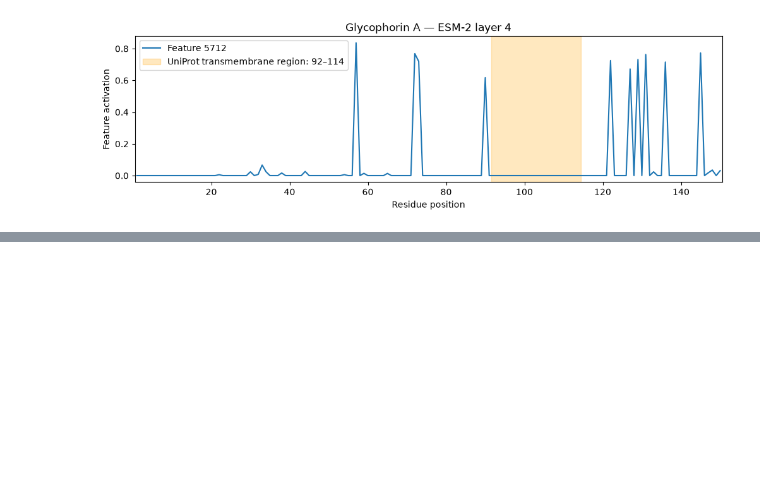
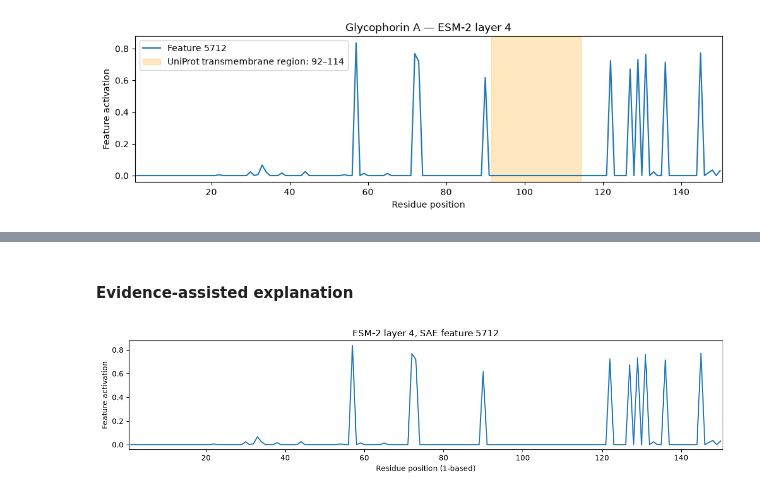
Before and after one commit to ishan4589/Interpreting-Protein-Language-Models-with-Biological-Evidence, a Jupyter notebook: 01_explore_protein.ipynb, the cells around one changed output, grey strips where cells are left out. Cells and saved outputs as stored; diff of their text form; code cells hidden in the pictures; blank space fills up the shorter version.

```diff
--- a/01_explore_protein.ipynb
+++ b/01_explore_protein.ipynb
@@ -161,0 +176,10 @@ One residue -> 320 embedding values -> 10,240 SAE feature activations
+# %%
+# find each feature's largest activation across all 150 residues
+feature_peaks = activations.max(axis=0)  # 10,240 values
+
+# find which feature has the largest peak
+feature_id = int(feature_peaks.argmax()) # 5712 - argmax returns the index where the largest activation occurs
+
+print(f"Feature ID: {feature_id}") # feature id associated with the largest/strongest activation
+
+positions = np.arange(1, len(canonical_sequence) + 1) # remember len(canonical_sequence) = 150
@@ -162,7 +188,4 @@ One residue -> 320 embedding values -> 10,240 SAE feature activations
 # %%
-feature_id = int(activations.max(axis=0).argmax())
-positions = np.arange(1, len(canonical_sequence) + 1)
-
 fig, ax = plt.subplots(figsize=(12, 3))
 
 ax.plot(positions, activations[:, feature_id],
@@ -183,0 +215,55 @@ plt.show();
+# %% [markdown]
+#### Evidence-assisted explanation
+# %%
+# Run after calculating activations and choosing feature_id.
+from pathlib import Path
+import numpy as np
+import matplotlib.pyplot as plt
+
+llm_output_dir = Path("outputs/explanation_exercise")
+llm_output_dir.mkdir(parents=True, exist_ok=True)
+llm_plot_path = llm_output_dir / "activation_plot.png"
+llm_prompt_path = llm_output_dir / "prompt_without_evidence.txt"
+
+# Use a new figure with residue positions and activations only.
+llm_positions = np.arange(1, len(canonical_sequence) + 1)
+llm_fig, llm_ax = plt.subplots(figsize=(12, 3))
+llm_ax.plot(llm_positions, activations[:, feature_id])
+llm_ax.set(
+    xlabel="Residue position (1-based)",
+    ylabel="Feature activation",
+    title=f"ESM-2 layer {layer}, SAE feature {feature_id}",
+    xlim=(0.5, len(canonical_sequence) + 0.5),
+)
+llm_fig.tight_layout()
+llm_fig.savefig(llm_plot_path, dpi=200, bbox_inches="tight")
+plt.show()
+
+llm_prompt = f"""The attached plot shows one sparse autoencoder (SAE) feature's
+activations for a protein sequence, using ESM-2-8M layer {layer},
+feature ID {feature_id}. Residue positions start at 1.
+
+Sequence ({len(canonical_sequence)} residues):
+{canonical_sequence}
+
+Describe where the feature activates strongly and weakly.
+What biological property, if any, might this feature respond to?
+
+Separate direct observations from hypotheses. Explain what the
+available information cannot establish and suggest one way to test
+your interpretation across additional proteins.
+
+If a source is supplied below, cite it where relevant.
+Do not browse or invent references. Keep your answer under 200 words.
+
+Sources:
+None supplied.
+"""
+llm_prompt_path.write_text(llm_prompt, encoding="utf-8")
+
+print(f"Attach this image in a fresh chat: {llm_plot_path.resolve()}")
+print(f"The prompt is also saved at: {llm_prompt_path.resolve()}")
+print("Paste the following prompt into that chat:\n")
+print(llm_prompt)
+# %% [output]
+[figure, added]
```
Also changed, not shown: parts of 12 cells of this notebook.
